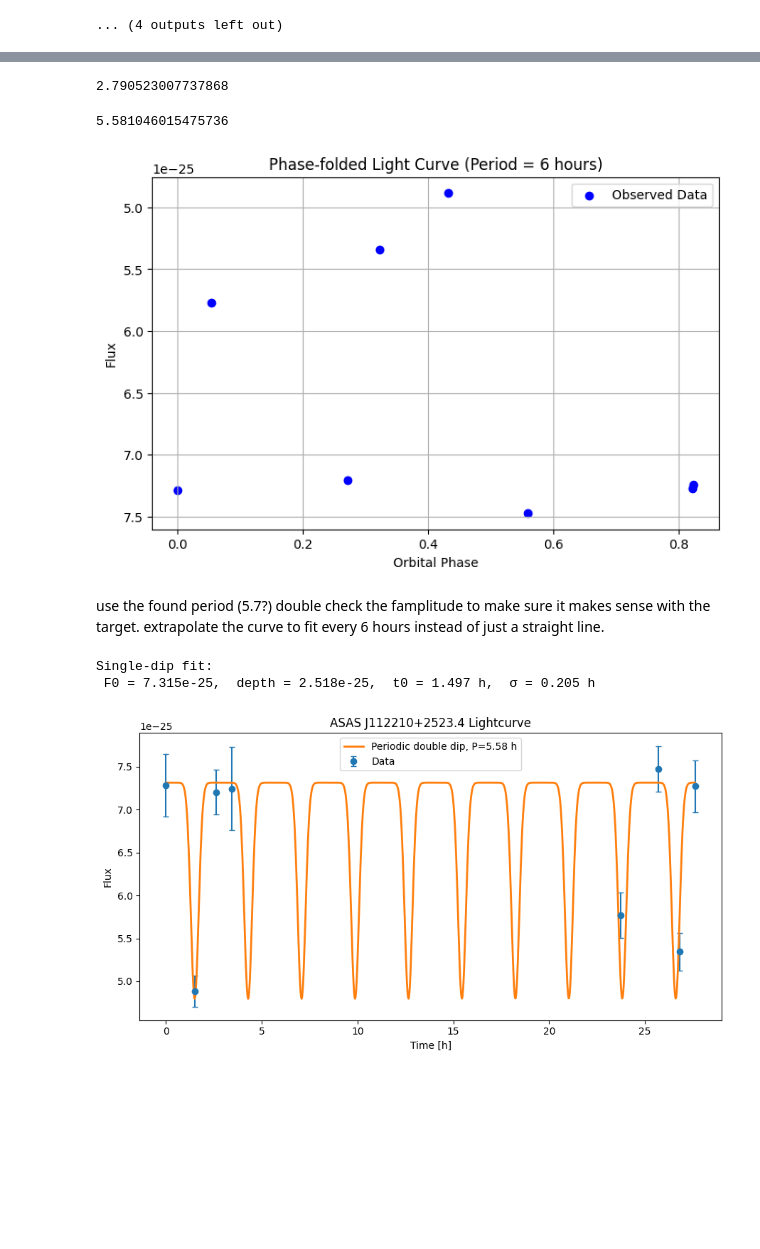
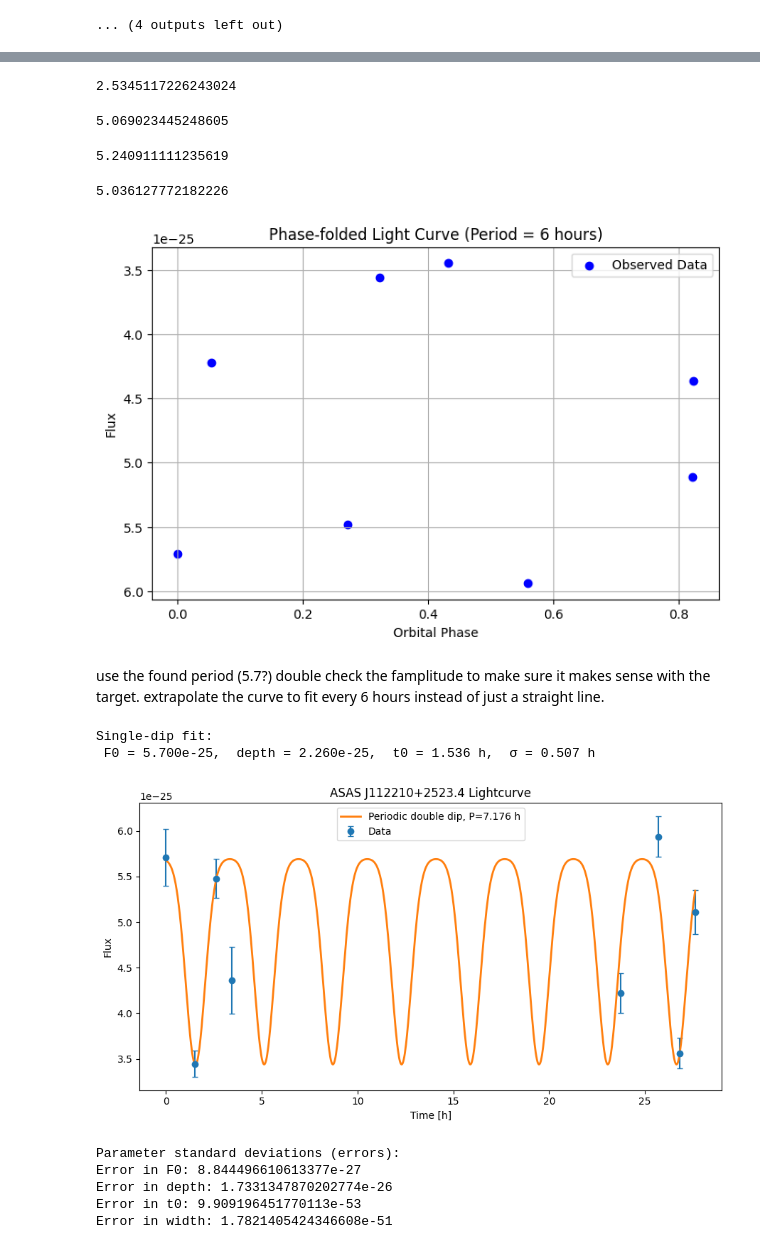
Before and after one commit to lucamenotti/astr136_lab, a Jupyter notebook: lab1_astr136.ipynb, the cells around one changed output, grey strips where cells are left out. Saved outputs shown, nothing was run; the diff lists cells and outputs as text; code cells hidden in the pictures; blank space fills up the shorter version.

```diff
--- a/lab1_astr136.ipynb
+++ b/lab1_astr136.ipynb
@@ -510,9 +532,9 @@ for i in star_list:
     # get total counts of the image. need to sum all rows and then all columns
     counts = sum(sum(i))
     # get background counts from the list earlier. index number should align with the image, more background counts in later images
-    background_counts = avg_background[index]
+    background_counts = avg_background[index]*i.size
     # subtract background counts from observed counts to get net counts
-    net_counts = counts-background_counts
+    net_counts = counts- background_counts
 
     # atm ext calculated from measured k value times airmass of each object. k calculation earlier in notebook
     m_atm_ext = k * airmass
@@ -539,6 +561,9 @@ for i in star_list:
     star_dict[index]["mag_err"] = mag_err
     star_dict[index]["flux"] = flux
     star_dict[index]["flux_err"] = flux_err
+    star_dict[index]["counts"]= counts
+    star_dict[index]["net_counts"]= net_counts
+    star_dict[index]["counts_err"] = counts_err
 
     # only 7 images, so make sure it only iterates 7 times
     if index < 7:
@@ -699,12 +751,24 @@ best_period = 1 / frequency[np.argmax(power)]
 
 print(best_period)
 # %% [output]
-2.790523007737868
+2.5345117226243024
 # %%
 period_2 = best_period*2
 print(period_2)
 # %% [output]
-5.581046015475736
+5.069023445248605
+# %%
+print(2*(time[2]-time[0]))
+# %% [output]
+5.240911111235619
+# %%
+manual_period = time[6]-time[4]
+manual_period2 = time[3]-time[1]
+
+full_period = (manual_period+manual_period2)
+print(full_period)
+# %% [output]
+5.036127772182226
 # %%
 flux = fluxes
 period = 0.2325# days (5.8 hrs)
@@ -729,7 +793,7 @@ plt.legend()
 plt.grid(True)
 plt.show()
 # %% [output]
-[figure, old version]
+[figure, new version]
 # %%
 import numpy as np
 import matplotlib.pyplot as plt
@@ -847,46 +911,64 @@ def periodic_gauss_dip(t, F0, dF, t0, sigma, P):
     out = np.zeros_like(t) + F0
     for k in range(k_min, k_max + 1):
         out -= dF * np.exp(-0.5 * ((t - (t0 + k * P)) / sigma)**2)
     return out
 # fit one dip to get best params
-t_data  = np.array([ 0.       ,  1.4953333,  2.6204556,  3.4465583,
-                    23.727475 , 25.70515  , 26.8123778, 27.6261778])
-flux_data = np.array([7.28474539e-25, 4.88396945e-25, 7.20342980e-25,
-                      7.24637588e-25, 5.76897649e-25, 7.47439221e-25,
-                      5.34396261e-25, 7.27162050e-25])
+# t_data  = np.array([ 0.       ,  1.4953333,  2.6204556,  3.4465583,
+#                     23.727475 , 25.70515  , 26.8123778, 27.6261778])
+# flux_data = np.array([7.28474539e-25, 4.88396945e-25, 7.20342980e-25,
+#                       7.24637588e-25, 5.76897649e-25, 7.47439221e-25,
+#                       5.34396261e-25, 7.27162050e-25])
+t_data = time
+flux_data = fluxes
 
 # initial guess: [F0, depth, t0, width]
-p0 = [7.5e-25, 2.0e-25, 1.5, 0.2]
-bounds = ([7.3e-25, 0,    1.0, 0.01],   # lower: F0, no negative depth, t0 ~1.0
-          [8.0e-25, 5e-25, 2.0, 0.7 ])   # upper: F0, depth, t0 ~2.0
+p0 = [5.753e-25, 4.0e-25, 1.5, 0.4]
+bounds = ([5.7e-25, 0,    1.0, 0.01],   # lower: F0, no negative depth, t0 ~1.0
+          [7e-25, 6e-25, 2.0, 1.5 ])   # upper: F0, depth, t0 ~2.0
 
 popt, pcov = curve_fit(single_gauss_dip, t_data, flux_data,
-                       sigma=flux_err_list, p0=p0, bounds=bounds)
+                       sigma=flux_err_list, p0=p0, bounds=bounds,absolute_sigma=True)
 
 F0_fit, dF_fit, t0_fit, sigma_fit = popt
 print("Single-dip fit:")
 print(f" F0 = {F0_fit:.3e},  depth = {dF_fit:.3e},  t0 = {t0_fit:.3f} h,  σ = {sigma_fit:.3f} h")
 
 # generate grid and evaluate model
 #P = 3.12  # hours
-P = best_period
+#P = manual_period
+P = 0.299*24/2
 t_grid = np.linspace(t_data.min(), t_data.max(), 1000)
 flux_model = periodic_gauss_dip(t_grid, F0_fit, dF_fit, t0_fit, sigma_fit, P)
 #plot
 plt.figure(figsize=(9,5))
 plt.errorbar(t_data, flux_data, yerr=flux_err_list, fmt='o', capsize=3, label='Data')
-plt.plot(t_grid, flux_model, '-', lw=2, label=f'Periodic double dip, P={period_2:.2f} h')
+plt.plot(t_grid, flux_model, '-', lw=2, label=f'Periodic double dip, P={P*2} h')
 plt.xlabel('Time [h]')
 plt.ylabel('Flux')
 plt.title('ASAS J112210+2523.4 Lightcurve')
 plt.legend()
 plt.tight_layout()
 plt.savefig("J1122LC_final.png")
 plt.show()
+
+# # initial guess: [F0, depth, t0, width]
+# p0 = [5.753e-25, 4.0e-25, 1.5, 0.4]
+# # Compute standard deviations of the parameters
+perr = np.sqrt(np.diag(pcov))
+print("\nParameter standard deviations (errors):")
+print("Error in F0:", perr[0])
+print("Error in depth:", perr[1])
+print("Error in t0:", perr[2])
+print("Error in width:", perr[3])
 # %% [output]
 Single-dip fit:
- F0 = 7.315e-25,  depth = 2.518e-25,  t0 = 1.497 h,  σ = 0.205 h
+ F0 = 5.700e-25,  depth = 2.260e-25,  t0 = 1.536 h,  σ = 0.507 h
-[figure, old version]
+[figure, new version]
+Parameter standard deviations (errors):
+Error in F0: 8.844496610613377e-27
+Error in depth: 1.7331347870202774e-26
+Error in t0: 9.909196451770113e-53
+Error in width: 1.7821405424346608e-51
 # %%
 def d_periodic_gauss_dip(t, dF, t0, sigma, P):
     """Derivative of one repeated Gaussian dip at t0 with depth dF, width sigma."""
```
Also changed, not shown: parts of 14 cells of this notebook.
